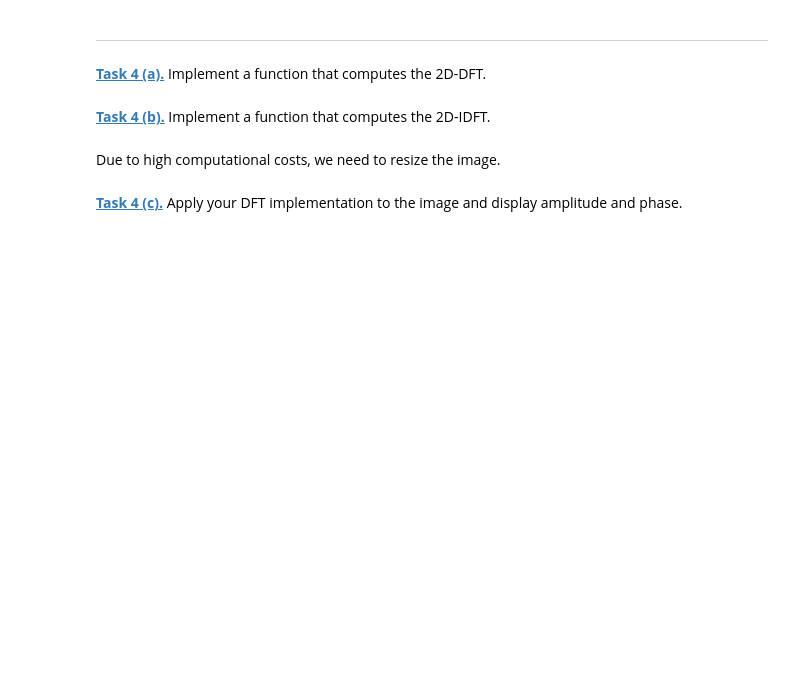
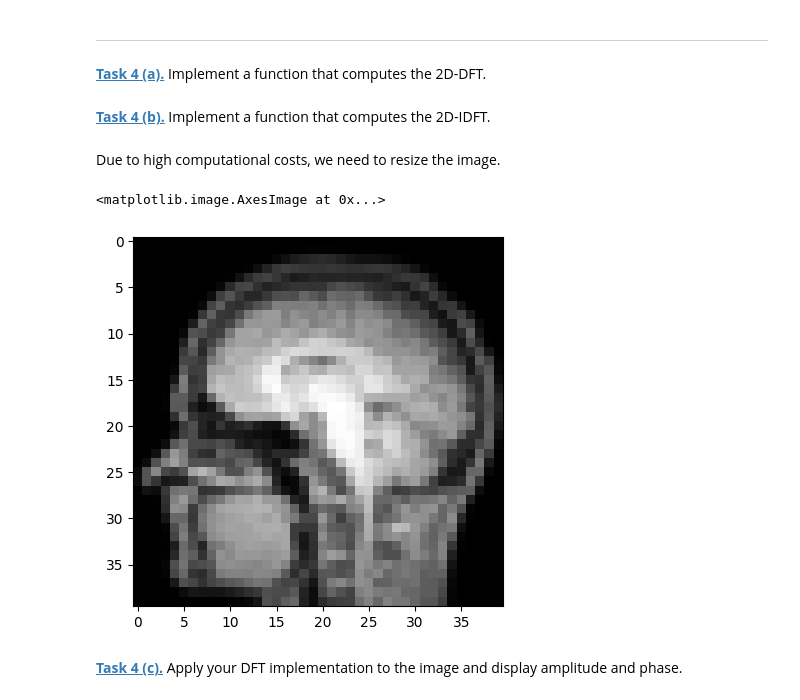
Before and after one commit to CihZyrk/mobi-fs5-python, a Jupyter notebook: fourier.ipynb, the cells around one changed output. Cells and saved outputs as stored; diff of their text form; code cells hidden in the pictures; blank space fills up the shorter version.

```diff
--- a/fourier.ipynb
+++ b/fourier.ipynb
@@ -196,7 +254,10 @@ plt.imshow(np.log(1 + amp_hp), cmap = "gray")
 # %% [markdown]
 Due to high computational costs, we need to resize the image.
 # %%
-test_img = resize(brain_img, (40, 40))
+test_img = resize(MR, (40, 40))
 plt.imshow(test_img, 'gray')
+# %% [output]
+<matplotlib.image.AxesImage at 0x...>
+[figure, added]
 # %% [markdown]
 **[Task 4 (c).]()** Apply your DFT implementation to the image and display amplitude and phase.
```
Also changed, not shown: parts of 9 cells of this notebook.
